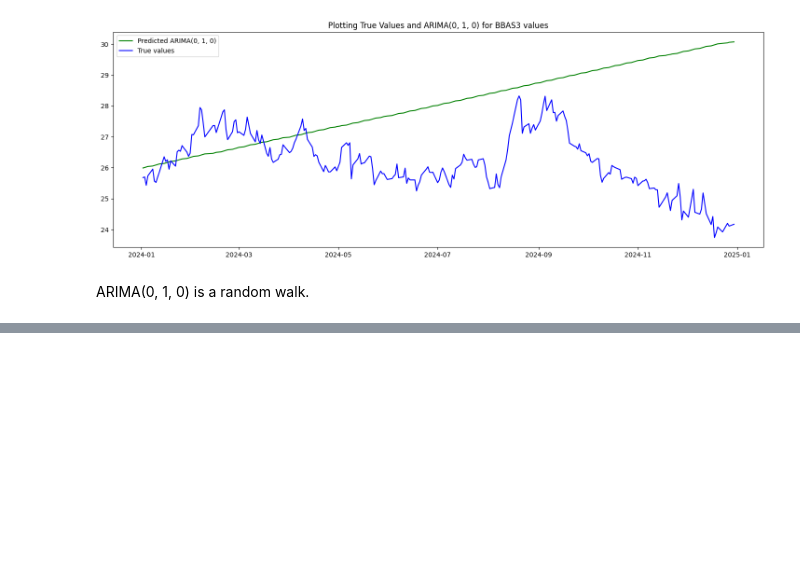
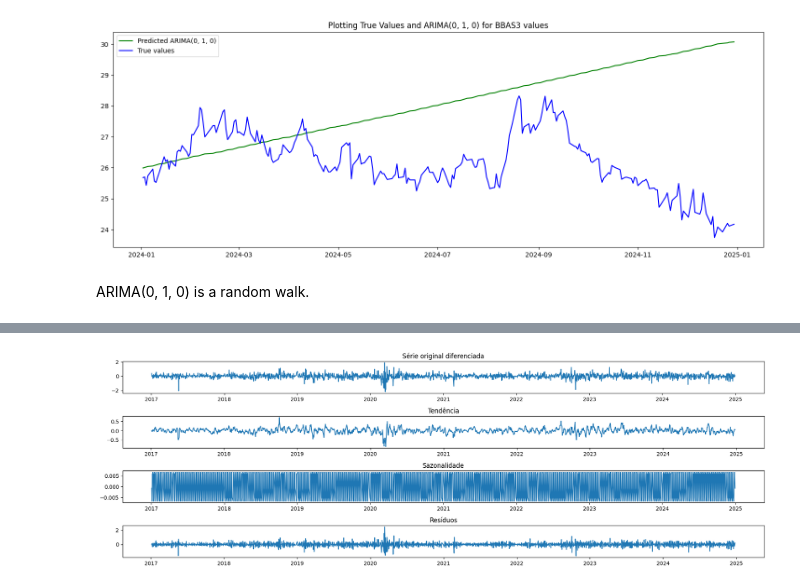
Before and after one commit to Botelho97/tcc-predict-stocks-models-comparison, a Jupyter notebook: models.ipynb, the cells around one changed output, grey strips where cells are left out. Drawn from its saved outputs; the diff is of its cells as text; code cells hidden in the pictures; blank space fills up the shorter version.

Commit message:
Novos testes para os resíduos do modelo ARIMA avaliado.

```diff
--- a/models.ipynb
+++ b/models.ipynb
@@ -618,3 +672,13 @@ plt.show()
 [figure]
 # %% [markdown]
 ARIMA(0, 1, 0) is a random walk.
+# %%
+# Decomposição da série Temporal em seus componentes (Tendência, Sazonal e Resíduos)
+from statsmodels.tsa.seasonal import seasonal_decompose
+
+# decompa = seasonal_decompose(bb_series, model="additive", period=5)  # Método aditivo
+decompa = seasonal_decompose(bb_series_diff, model="additive", period=5) # Método multiplicativo
+
+print(decompa.trend)
+print(decompa.seasonal)
+print(decompa.resid)
@@ -620,0 +703,21 @@ ARIMA(0, 1, 0) is a random walk.
+# %%
+plt.subplot(4, 1, 1)
+plt.plot(bb_series_diff)
+plt.title("Série original diferenciada")
+
+plt.subplot(4, 1, 2)
+plt.plot(decompa.trend)
+plt.title("Tendência")
+
+plt.subplot(4, 1, 3)
+plt.plot(decompa.seasonal)
+plt.title("Sazonalidade")
+
+plt.subplot(4, 1, 4)
+plt.plot(decompa.resid)
+plt.title("Resíduos")
+
+plt.tight_layout()
+plt.show()
+# %% [output]
+[figure, added]
```
Also changed, not shown: parts of 7 cells of this notebook.
